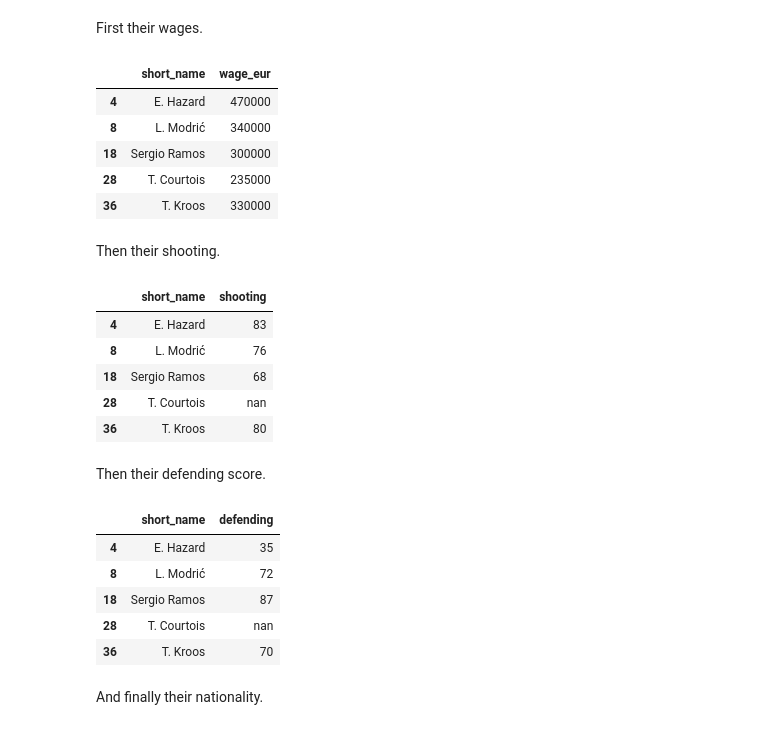
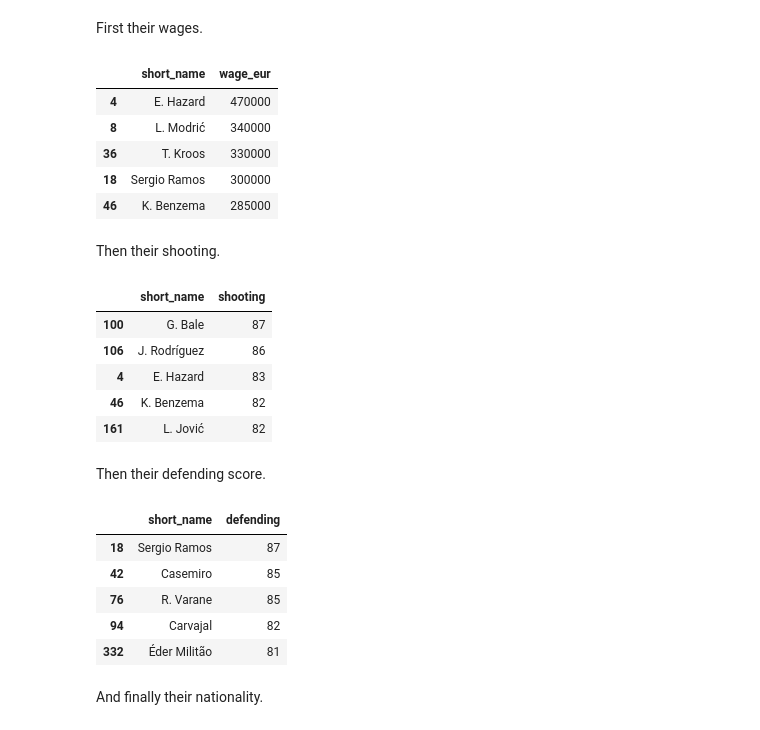
Before and after one commit to NicholasCrossman/python-pandas-fifa-queries, a Jupyter notebook: fifa.ipynb, the cells around one changed output. Saved outputs shown, nothing was run; the diff lists cells and outputs as text; code cells hidden in the pictures.

Commit message:
Sorted the Real Madrid queries by the attribute they were finding.

```diff
--- a/fifa.ipynb
+++ b/fifa.ipynb
@@ -193,39 +193,39 @@ real_madrid = data[data['club'] == 'Real Madrid']
 # %% [markdown]
 First their wages.
 # %%
-real_madrid_wages = real_madrid.head()[['short_name', 'wage_eur']]
+real_madrid_wages = real_madrid.sort_values('wage_eur', ascending=False).head()[['short_name', 'wage_eur']]
 real_madrid_wages.style
 # %% [output]
 |  | short_name | wage_eur |
 | 4 | E. Hazard | 470000 |
 | 8 | L. Modrić | 340000 |
+| 36 | T. Kroos | 330000 |
 | 18 | Sergio Ramos | 300000 |
-| 28 | T. Courtois | 235000 |
-| 36 | T. Kroos | 330000 |
+| 46 | K. Benzema | 285000 |
 # %% [markdown]
 Then their shooting.
 # %%
-real_madrid_shooting = real_madrid.head()[['short_name', 'shooting']]
+real_madrid_shooting = real_madrid.sort_values('shooting', ascending=False).head()[['short_name', 'shooting']]
 real_madrid_shooting.style
 # %% [output]
 |  | short_name | shooting |
+| 100 | G. Bale | 87 |
+| 106 | J. Rodríguez | 86 |
 | 4 | E. Hazard | 83 |
-| 8 | L. Modrić | 76 |
-| 18 | Sergio Ramos | 68 |
-| 28 | T. Courtois | nan |
-| 36 | T. Kroos | 80 |
+| 46 | K. Benzema | 82 |
+| 161 | L. Jović | 82 |
 # %% [markdown]
 Then their defending score.
 # %%
-real_madrid_defending = real_madrid.head()[['short_name', 'defending']]
+real_madrid_defending = real_madrid.sort_values('defending', ascending=False).head()[['short_name', 'defending']]
 real_madrid_defending.style
 # %% [output]
 |  | short_name | defending |
-| 4 | E. Hazard | 35 |
-| 8 | L. Modrić | 72 |
 | 18 | Sergio Ramos | 87 |
-| 28 | T. Courtois | nan |
-| 36 | T. Kroos | 70 |
+| 42 | Casemiro | 85 |
+| 76 | R. Varane | 85 |
+| 94 | Carvajal | 82 |
+| 332 | Éder Militão | 81 |
 # %% [markdown]
 And finally their nationality.
 # %%
```
